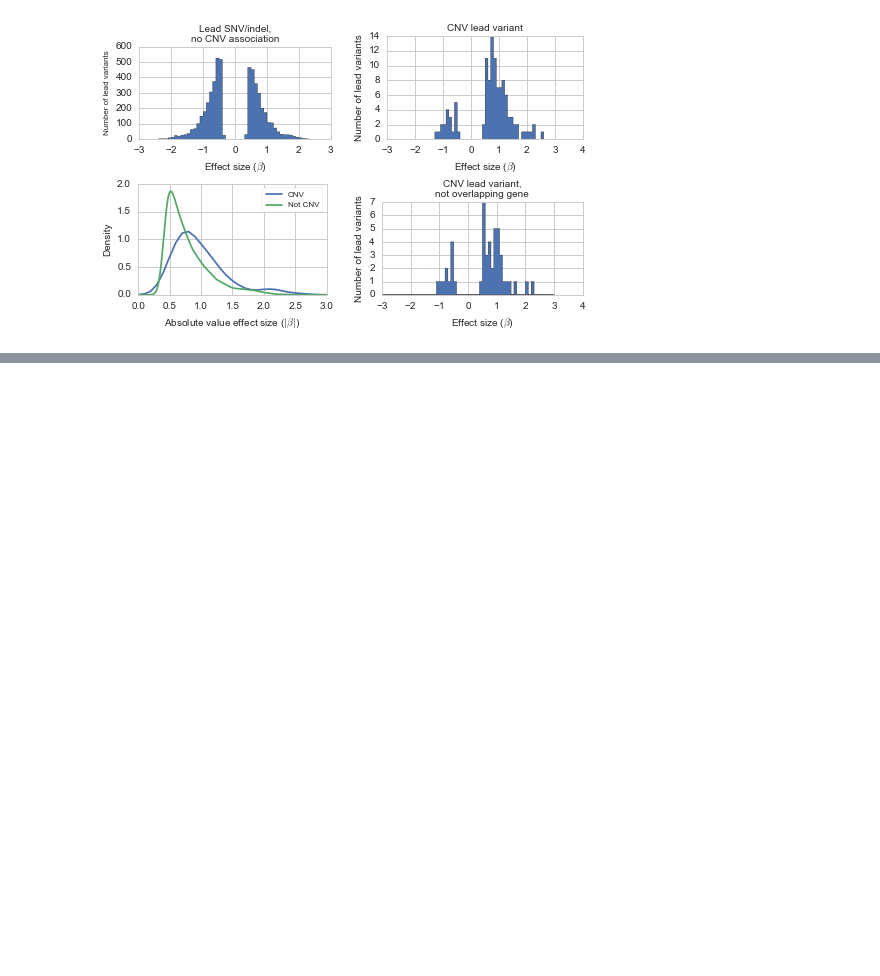
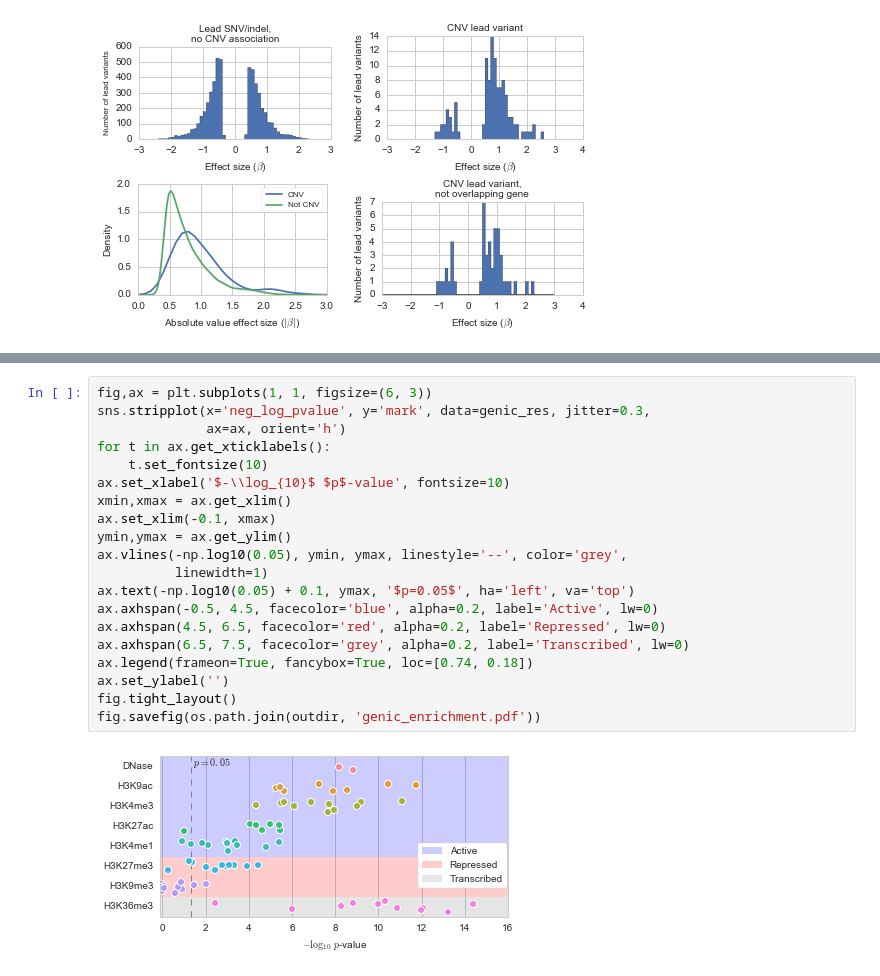
Before and after one commit to frazer-lab/cardips-ipsc-eqtl, a Jupyter notebook: notebooks/Figure. CNV eQTLs.ipynb, the cells around one changed output, grey strips where cells are left out. Cells and saved outputs as stored; diff of their text form; blank space fills up the shorter version.

```diff
--- a/notebooks/Figure. CNV eQTLs.ipynb
+++ b/notebooks/Figure. CNV eQTLs.ipynb
@@ -262,0 +315,22 @@ fig.savefig(os.path.join(outdir, 'intergenic_enrichment.pdf'))
+# %%
+fig,ax = plt.subplots(1, 1, figsize=(6, 3))
+sns.stripplot(x='neg_log_pvalue', y='mark', data=genic_res, jitter=0.3,
+              ax=ax, orient='h')
+for t in ax.get_xticklabels():
+    t.set_fontsize(10)
+ax.set_xlabel('$-\\log_{10}$ $p$-value', fontsize=10)
+xmin,xmax = ax.get_xlim()
+ax.set_xlim(-0.1, xmax)
+ymin,ymax = ax.get_ylim()
+ax.vlines(-np.log10(0.05), ymin, ymax, linestyle='--', color='grey',
+          linewidth=1)
+ax.text(-np.log10(0.05) + 0.1, ymax, '$p=0.05$', ha='left', va='top')
+ax.axhspan(-0.5, 4.5, facecolor='blue', alpha=0.2, label='Active', lw=0)
+ax.axhspan(4.5, 6.5, facecolor='red', alpha=0.2, label='Repressed', lw=0)
+ax.axhspan(6.5, 7.5, facecolor='grey', alpha=0.2, label='Transcribed', lw=0)
+ax.legend(frameon=True, fancybox=True, loc=[0.74, 0.18])
+ax.set_ylabel('')
+fig.tight_layout()
+fig.savefig(os.path.join(outdir, 'genic_enrichment.pdf'))
+# %% [output]
+[figure, added]
```
Also changed, not shown: parts of 6 cells of this notebook, 20 other files.
